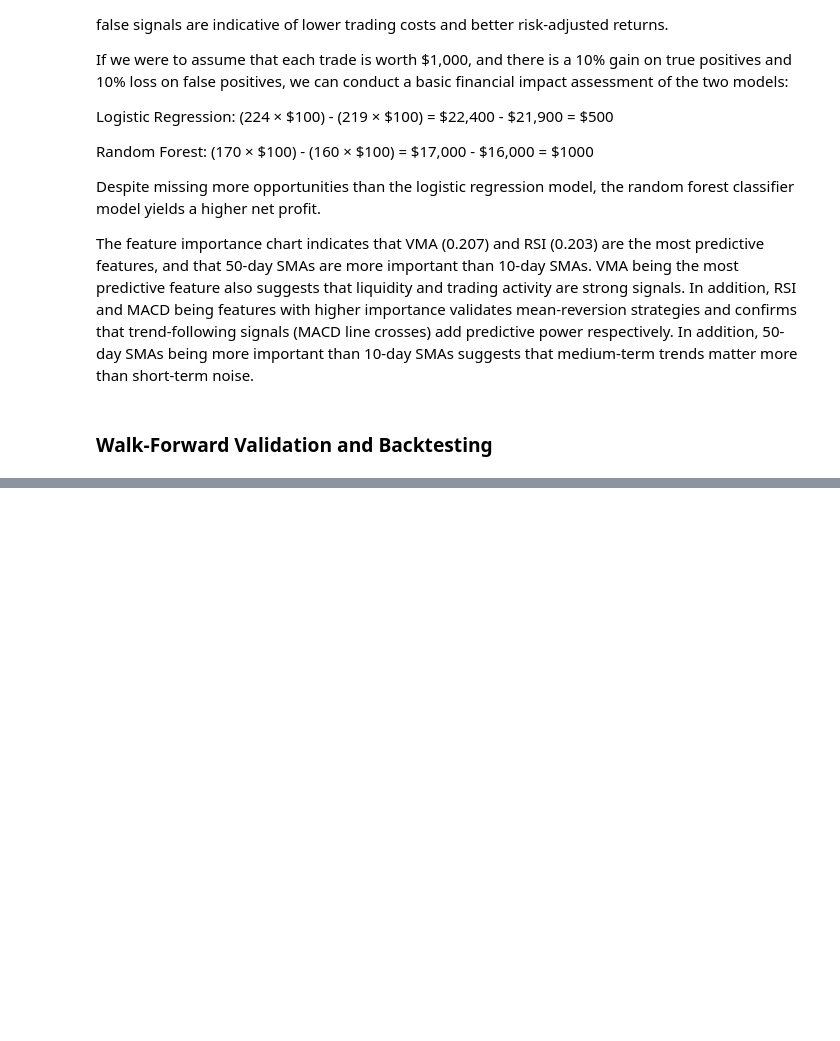
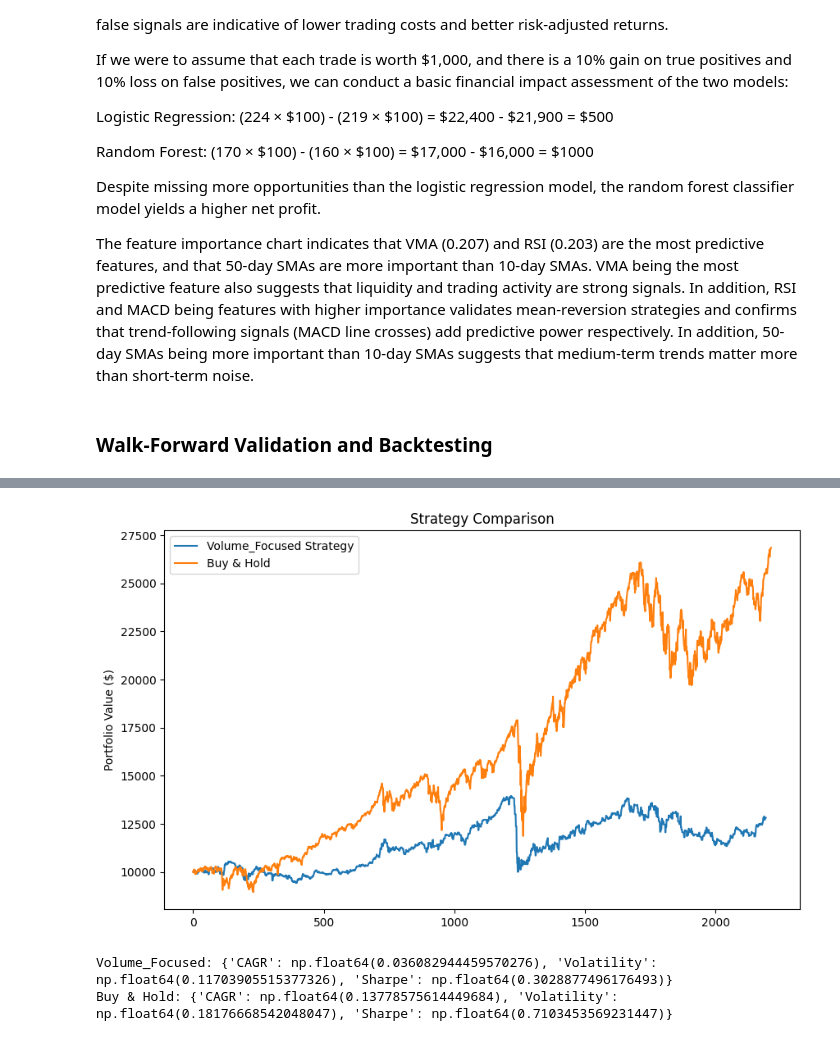
Before and after one commit to alanywang25/bootcamp_alan_wang, a Jupyter notebook: project/notebooks/final_project.ipynb, the cells around one changed output, grey strips where cells are left out. Drawn from its saved outputs; the diff is of its cells as text; code cells hidden in the pictures; blank space fills up the shorter version.

```diff
--- a/project/notebooks/final_project.ipynb
+++ b/project/notebooks/final_project.ipynb
@@ -175,0 +269,17 @@ The feature importance chart indicates that VMA (0.207) and RSI (0.203) are the
+# %%
+from sklearn.model_selection import TimeSeriesSplit
+from sklearn.metrics import f1_score
+
+def evaluate_features(X, y, model, n_splits=5):
+    tscv = TimeSeriesSplit(n_splits=n_splits)
+    scores = []
+
+    for train_idx, test_idx in tscv.split(X):
+        X_train, X_test = X.iloc[train_idx], X.iloc[test_idx]
+        y_train, y_test = y.iloc[train_idx], y.iloc[test_idx]
+
+        model.fit(X_train, y_train)
+        y_pred = model.predict(X_test)
+        scores.append(f1_score(y_test, y_pred))
+
+    return np.mean(scores)
@@ -175,0 +354,38 @@ The feature importance chart indicates that VMA (0.207) and RSI (0.203) are the
+# %%
+# 2. Backtest a baseline strategy (e.g., Buy & Hold)
+def buy_and_hold_backtest(data, initial_capital=10000):
+    clean_data = data.dropna(subset=['Return'])
+    returns = [initial_capital]
+    position = initial_capital / clean_data['Close'].iloc[0]
+
+    for i in range(1, len(clean_data)):
+        returns.append(position * clean_data['Close'].iloc[i])
+
+    return returns
+
+baseline_returns = buy_and_hold_backtest(clean_data)
+
+# 3. Now compare performance
+plt.figure(figsize=(10, 6))
+plt.plot(vol_returns, label='Volume_Focused Strategy')
+plt.plot(baseline_returns, label='Buy & Hold')
+plt.title("Strategy Comparison")
+plt.ylabel("Portfolio Value ($)")
+plt.legend()
+plt.show()
+
+# 4. Calculate key metrics
+def calculate_metrics(returns):
+    returns = pd.Series(returns).pct_change().dropna()
+    return {
+        "CAGR": (1 + returns.mean())**252 - 1,
+        "Volatility": returns.std() * np.sqrt(252),
+        "Sharpe": returns.mean() / returns.std() * np.sqrt(252)
+    }
+
+print("Volume_Focused:", calculate_metrics(vol_returns))
+print("Buy & Hold:", calculate_metrics(baseline_returns))
+# %% [output]
+[figure, added]
+Volume_Focused: {'CAGR': np.float64(0.036082944459570276), 'Volatility': np.float64(0.11703905515377326), 'Sharpe': np.float64(0.3028877496176493)}
+Buy & Hold: {'CAGR': np.float64(0.13778575614449684), 'Volatility': np.float64(0.18176668542048047), 'Sharpe': np.float64(0.7103453569231447)}
```
Also changed, not shown: parts of 9 cells of this notebook, 3 other files.
